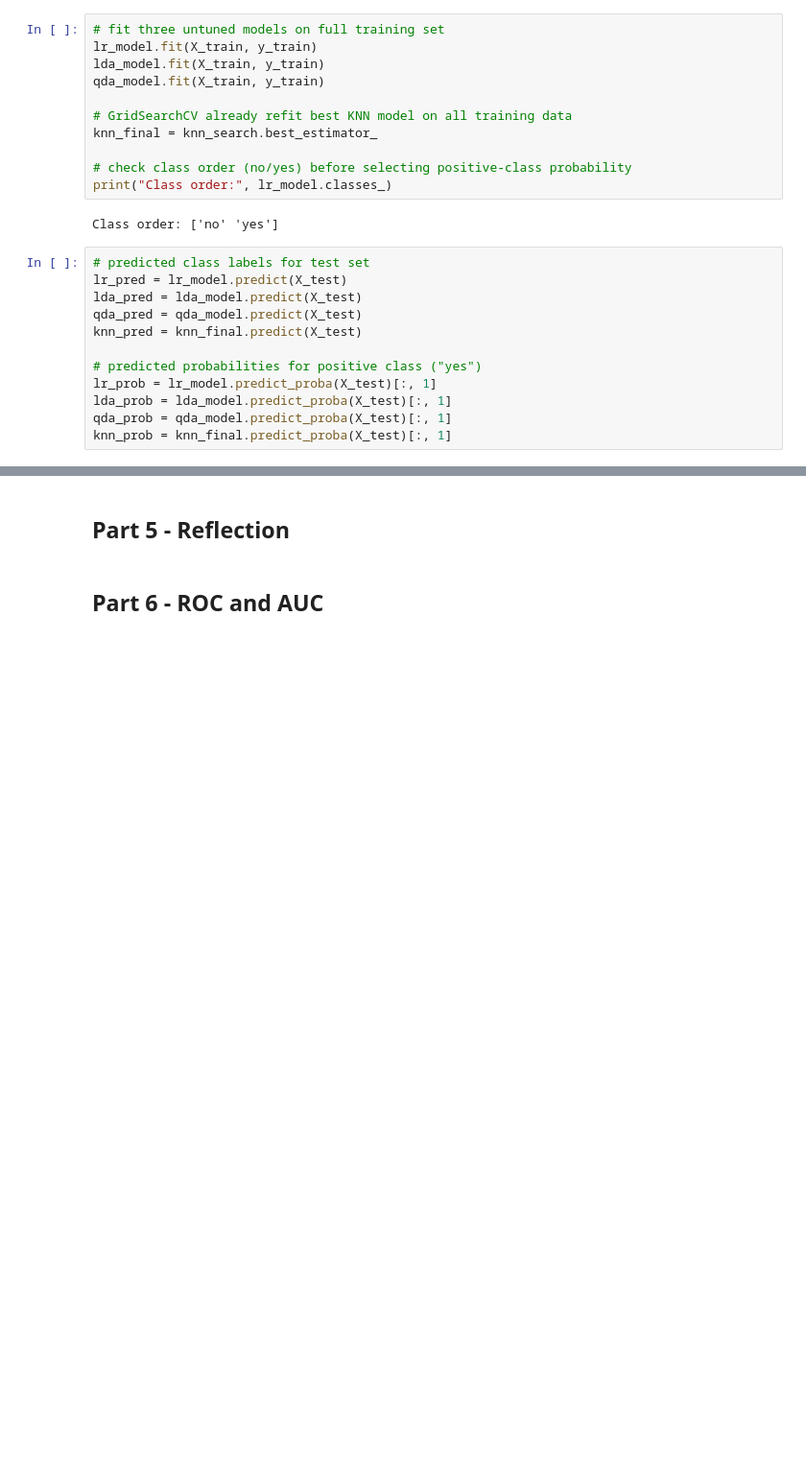
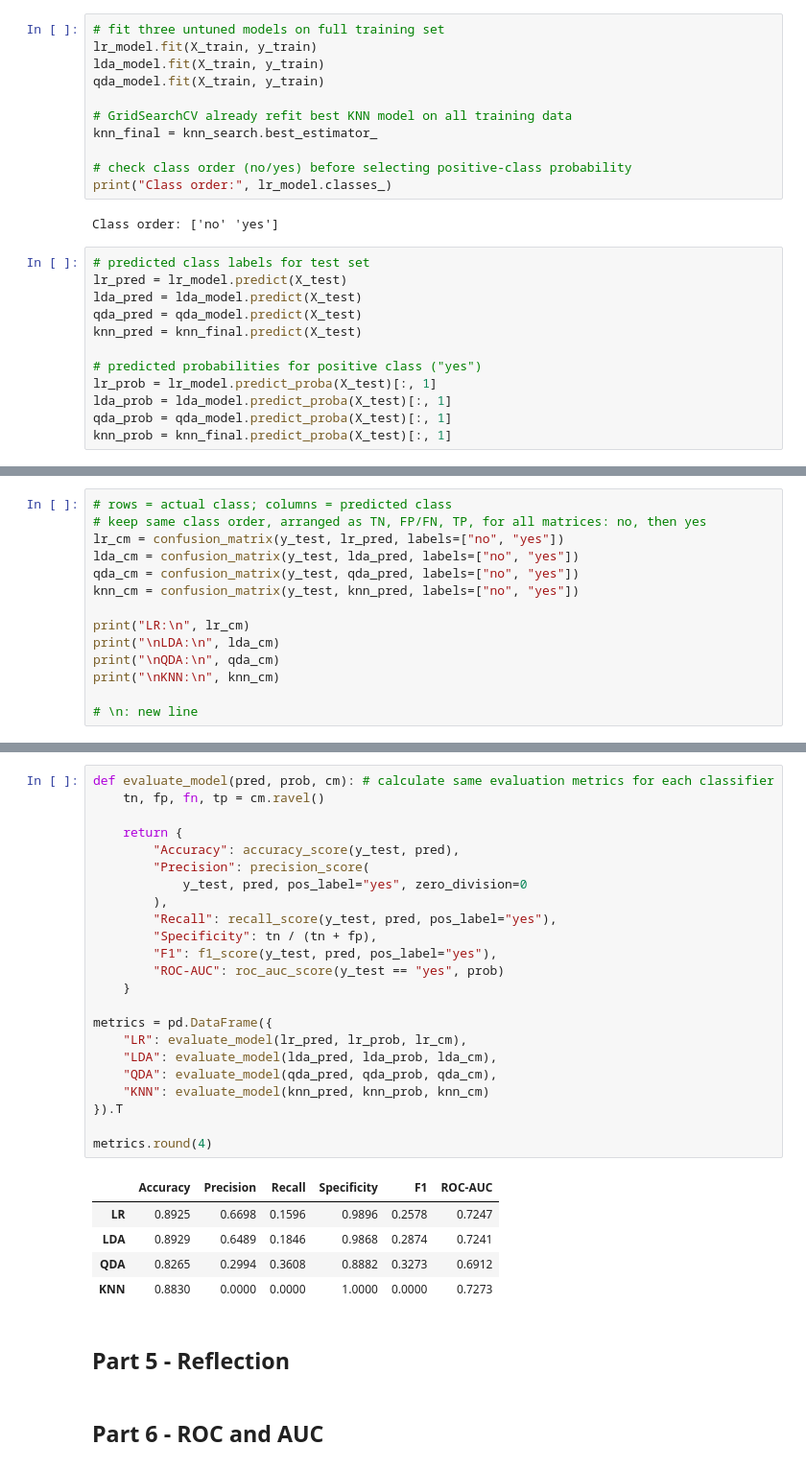
Before and after one commit to ashsiendo/DATA-201-Project1, a Jupyter notebook: Project_1_Bank_Marketing.ipynb, the cells around one changed output, grey strips where cells are left out. Shown at 96% size. Saved outputs shown, nothing was run; the diff lists cells and outputs as text; blank space fills up the shorter version.

Commit message:
Added part 4 on test confusion matrices, six-metric model comparison

```diff
--- a/Project_1_Bank_Marketing.ipynb
+++ b/Project_1_Bank_Marketing.ipynb
@@ -511,0 +520,14 @@ knn_prob = knn_final.predict_proba(X_test)[:, 1]
+# %%
+# rows = actual class; columns = predicted class
+# keep same class order, arranged as TN, FP/FN, TP, for all matrices: no, then yes
+lr_cm = confusion_matrix(y_test, lr_pred, labels=["no", "yes"])
+lda_cm = confusion_matrix(y_test, lda_pred, labels=["no", "yes"])
+qda_cm = confusion_matrix(y_test, qda_pred, labels=["no", "yes"])
+knn_cm = confusion_matrix(y_test, knn_pred, labels=["no", "yes"])
+
+print("LR:\n", lr_cm)
+print("\nLDA:\n", lda_cm)
+print("\nQDA:\n", qda_cm)
+print("\nKNN:\n", knn_cm)
+
+# \n: new line
@@ -512,3 +550,32 @@ knn_prob = knn_final.predict_proba(X_test)[:, 1]
+# %%
+def evaluate_model(pred, prob, cm): # calculate same evaluation metrics for each classifier
+    tn, fp, fn, tp = cm.ravel()
+
+    return {
+        "Accuracy": accuracy_score(y_test, pred),
+        "Precision": precision_score(
+            y_test, pred, pos_label="yes", zero_division=0
+        ),
+        "Recall": recall_score(y_test, pred, pos_label="yes"),
+        "Specificity": tn / (tn + fp),
+        "F1": f1_score(y_test, pred, pos_label="yes"),
+        "ROC-AUC": roc_auc_score(y_test == "yes", prob)
+    }
+
+metrics = pd.DataFrame({
+    "LR": evaluate_model(lr_pred, lr_prob, lr_cm),
+    "LDA": evaluate_model(lda_pred, lda_prob, lda_cm),
+    "QDA": evaluate_model(qda_pred, qda_prob, qda_cm),
+    "KNN": evaluate_model(knn_pred, knn_prob, knn_cm)
+}).T
+
+metrics.round(4)
+# %% [output]
+|  | Accuracy | Precision | Recall | Specificity | F1 | ROC-AUC |
+| LR | 0.8925 | 0.6698 | 0.1596 | 0.9896 | 0.2578 | 0.7247 |
+| LDA | 0.8929 | 0.6489 | 0.1846 | 0.9868 | 0.2874 | 0.7241 |
+| QDA | 0.8265 | 0.2994 | 0.3608 | 0.8882 | 0.3273 | 0.6912 |
+| KNN | 0.8830 | 0.0000 | 0.0000 | 1.0000 | 0.0000 | 0.7273 |
 # %% [markdown]
 ## Part 5 - Reflection
 # %% [markdown]
```
Also changed, not shown: parts of 5 cells of this notebook.
